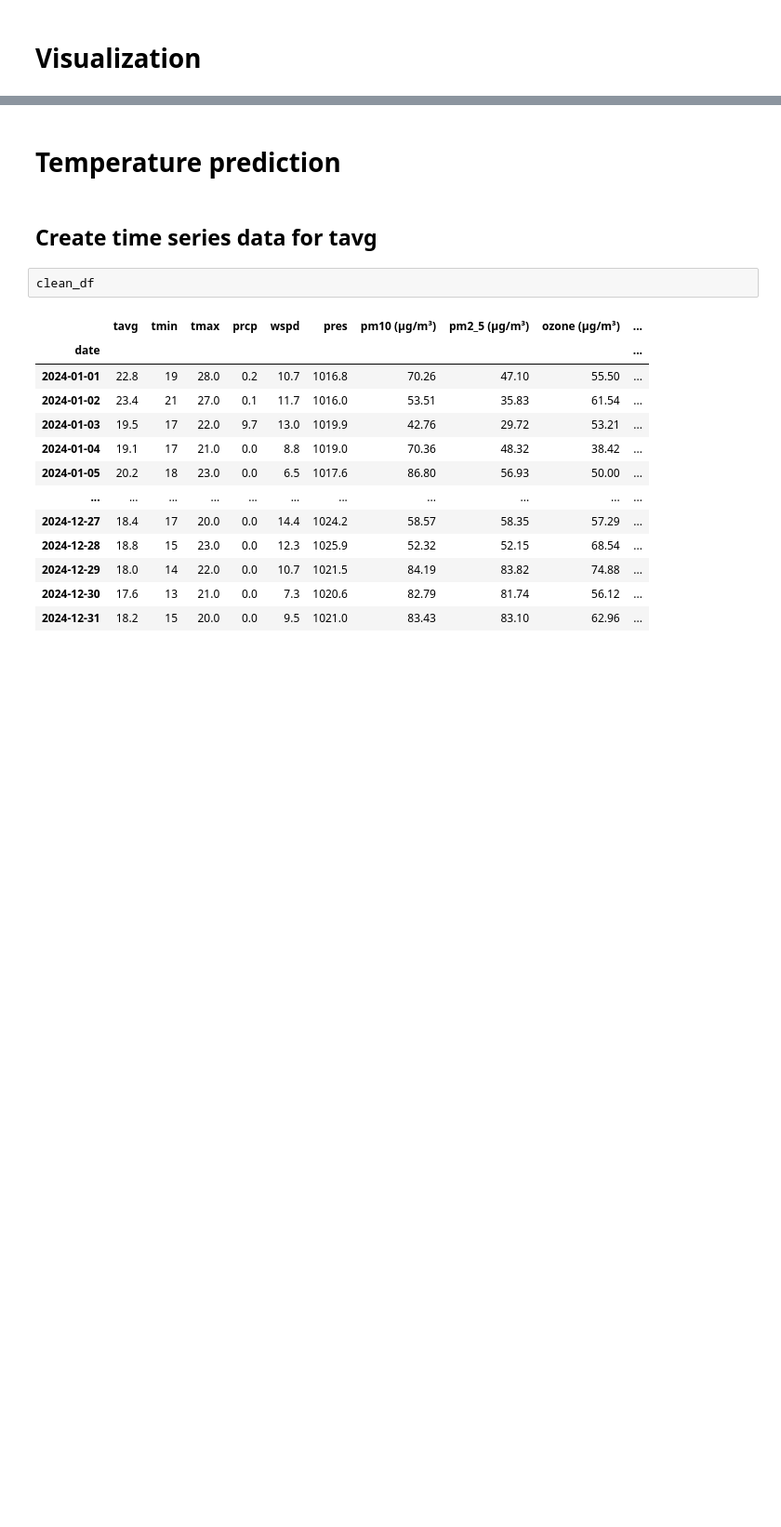
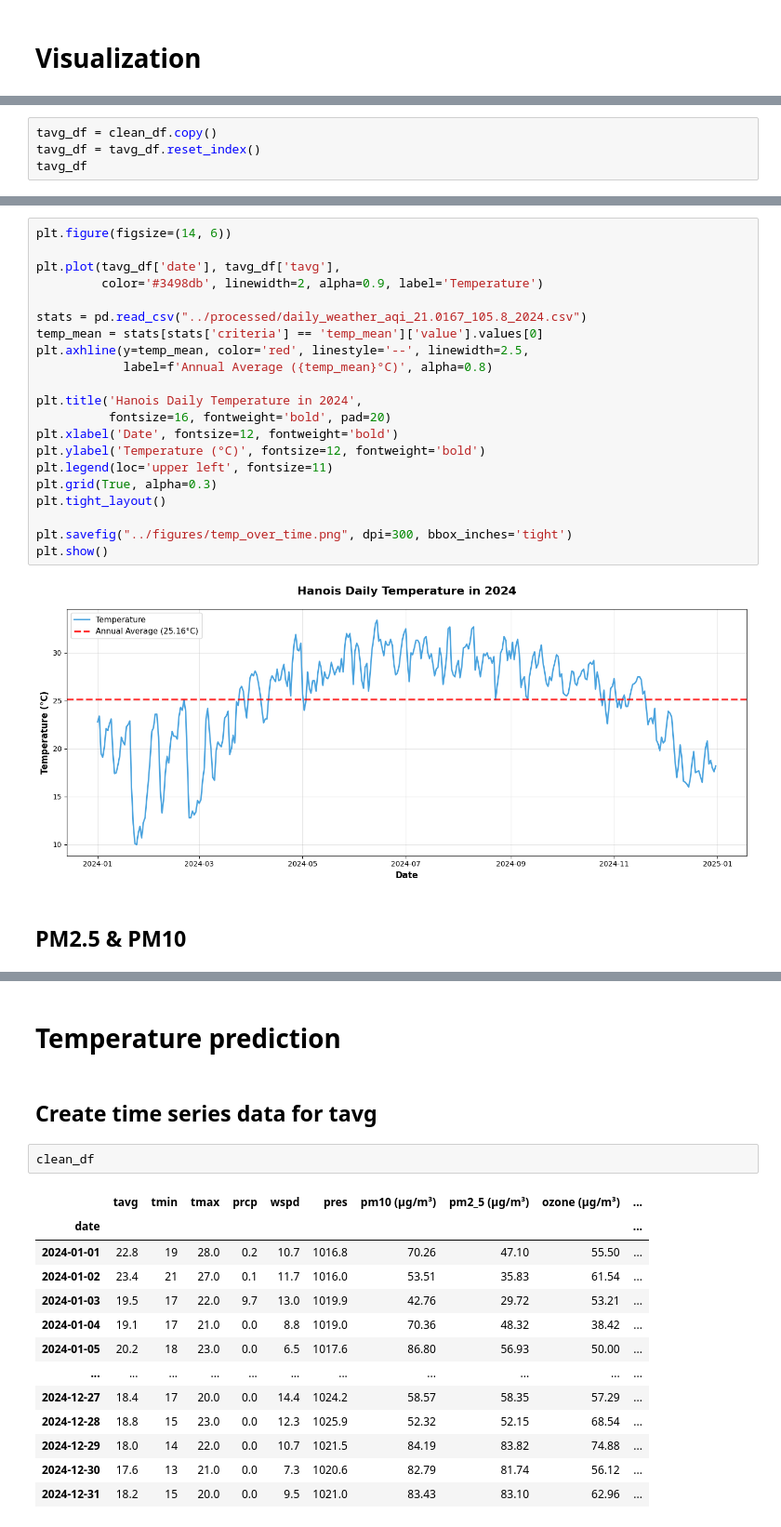
Before and after one commit to tannedjames/2526-LTXLDL-Project-AIT2006-4-3.2, a Jupyter notebook: final/src/main.ipynb, the cells around one changed output, grey strips where cells are left out. Shown at 93% size. Cells and saved outputs as stored; diff of their text form; blank space fills up the shorter version.

Commit message:
refactor: merge visualization

```diff
--- a/final/src/main.ipynb
+++ b/final/src/main.ipynb
@@ -450,0 +453,4 @@ stats
+# %%
+tavg_df = clean_df.copy()
+tavg_df = tavg_df.reset_index()
+tavg_df
@@ -450,0 +471,25 @@ stats
+# %%
+plt.figure(figsize=(14, 6))
+
+plt.plot(tavg_df['date'], tavg_df['tavg'],
+         color='#3498db', linewidth=2, alpha=0.9, label='Temperature')
+
+stats = pd.read_csv("../processed/daily_weather_aqi_21.0167_105.8_2024.csv")
+temp_mean = stats[stats['criteria'] == 'temp_mean']['value'].values[0]
+plt.axhline(y=temp_mean, color='red', linestyle='--', linewidth=2.5,
+            label=f'Annual Average ({temp_mean}°C)', alpha=0.8)
+
+plt.title('Hanois Daily Temperature in 2024',
+          fontsize=16, fontweight='bold', pad=20)
+plt.xlabel('Date', fontsize=12, fontweight='bold')
+plt.ylabel('Temperature (°C)', fontsize=12, fontweight='bold')
+plt.legend(loc='upper left', fontsize=11)
+plt.grid(True, alpha=0.3)
+plt.tight_layout()
+
+plt.savefig("../figures/temp_over_time.png", dpi=300, bbox_inches='tight')
+plt.show()
+# %% [output]
+[figure, added]
+# %% [markdown]
+## PM2.5 & PM10
```
Also changed, not shown: parts of 23 cells of this notebook, 13 other files.
